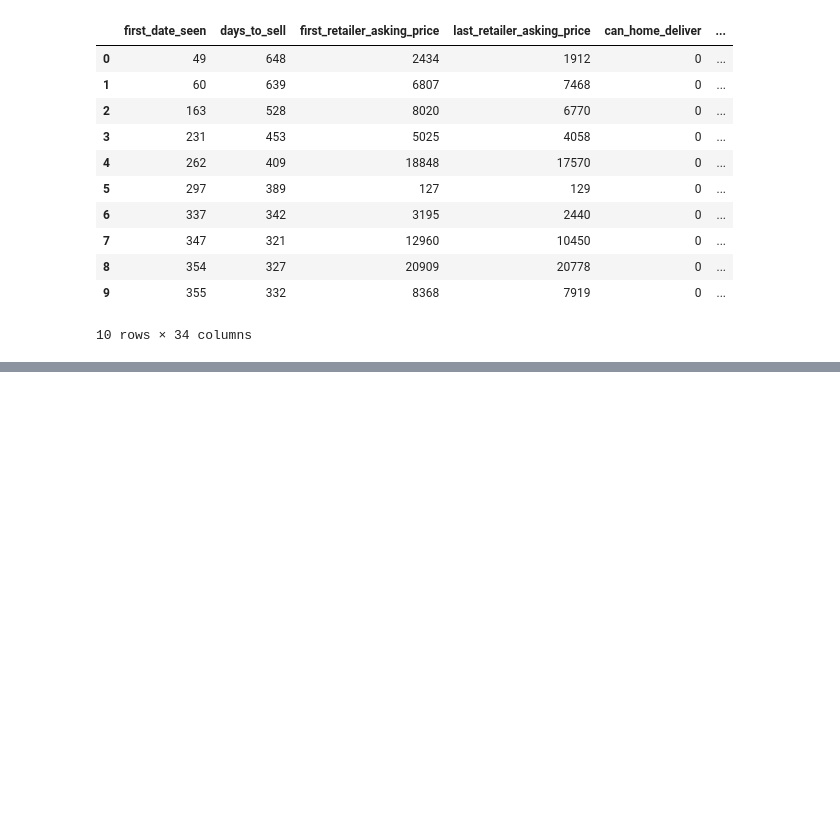
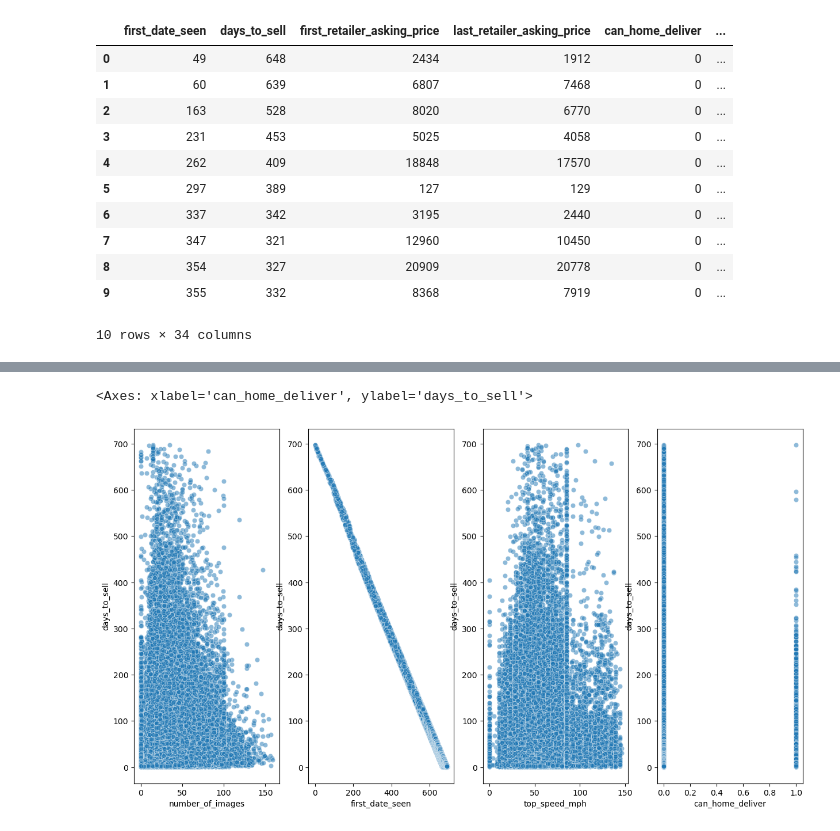
Before and after one commit to pottsy88/Autotrader-ML-Challenge, a Jupyter notebook: LR.ipynb, the cells around one changed output, grey strips where cells are left out. Cells and saved outputs as stored; diff of their text form; code cells hidden in the pictures; blank space fills up the shorter version.

```diff
--- a/LR.ipynb
+++ b/LR.ipynb
@@ -492,0 +538,9 @@ ValueError: All arrays must be of the same length
+# %%
+fig, axs = plt.subplots(nrows=1, ncols=4, figsize=(15,8))
+sns.scatterplot(data=at, x='number_of_images', y='days_to_sell', alpha=0.5, ax=axs[0])
+sns.scatterplot(data=at, x='first_date_seen', y='days_to_sell', alpha=0.5, ax=axs[1])
+sns.scatterplot(data=at, x='top_speed_mph', y='days_to_sell', alpha=0.5, ax=axs[2])
+sns.scatterplot(data=at, x='can_home_deliver', y='days_to_sell', alpha=0.5, ax=axs[3])
+# %% [output]
+<Axes: xlabel='can_home_deliver', ylabel='days_to_sell'>
+[figure, added]
```
Also changed, not shown: parts of 14 cells of this notebook.
